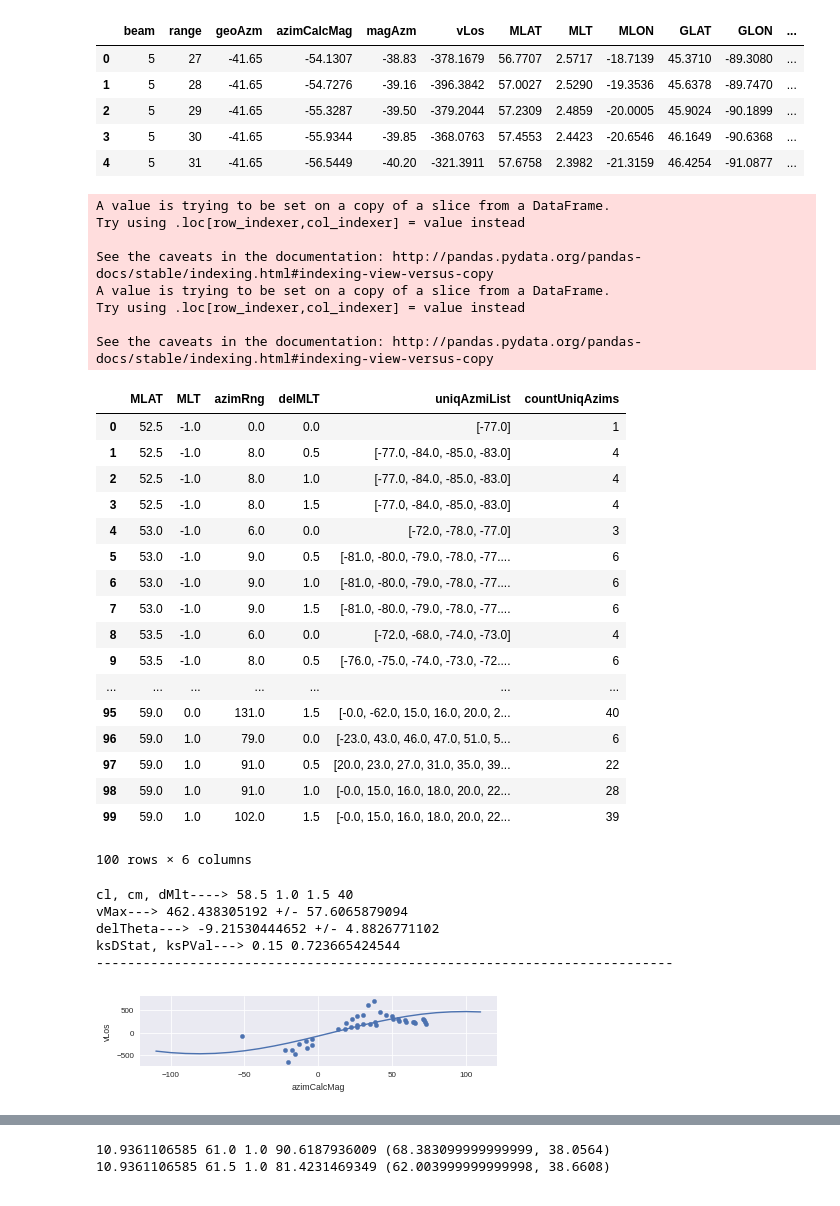
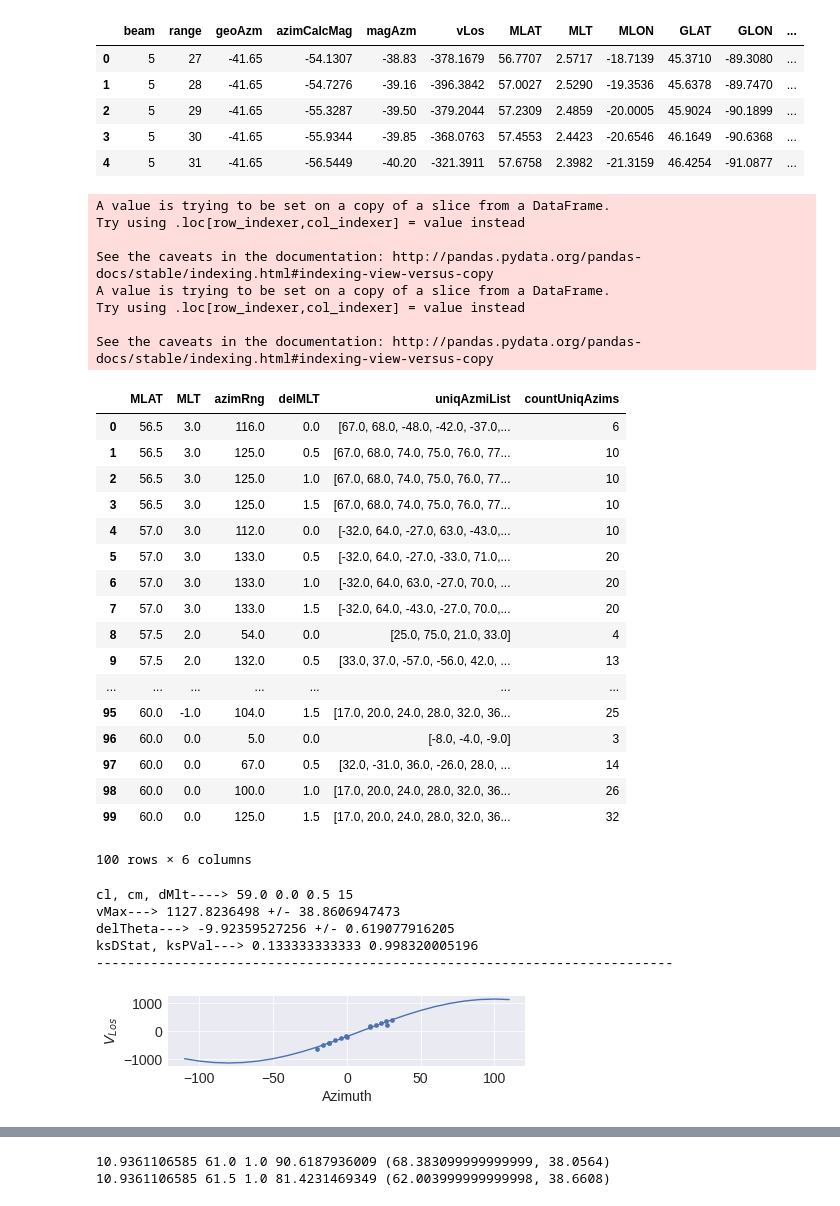
Before and after one commit to bharatreddy/indsvels, a Jupyter notebook: ipy/lshell-box.ipynb, the cells around one changed output, grey strips where cells are left out. Saved outputs shown, nothing was run; the diff lists cells and outputs as text; code cells hidden in the pictures.

```diff
--- a/ipy/lshell-box.ipynb
+++ b/ipy/lshell-box.ipynb
@@ -15,8 +15,8 @@ from matplotlib import rcParams
 # %%
 # some constants and cutoffs
 mincutOffLosVel = 50.
-maxcutOffLosVel = 2000.
-mincutOffspWdth = 0.
+maxcutOffLosVel = 2500.
+mincutOffspWdth = 10.
 maxcutOffspWdth = 500.
 cellAzmRngCutoff = 40.
 cellCntUniqAzimsCutoff = 5.
@@ -129,22 +129,22 @@ Try using .loc[row_indexer,col_indexer] = value instead
 
 See the caveats in the documentation: http://pandas.pydata.org/pandas-docs/stable/indexing.html#indexing-view-versus-copy
 |  | MLAT | MLT | azimRng | delMLT | uniqAzmiList | countUniqAzims |
-| 0 | 52.5 | -1.0 | 0.0 | 0.0 | [-77.0] | 1 |
-| 1 | 52.5 | -1.0 | 8.0 | 0.5 | [-77.0, -84.0, -85.0, -83.0] | 4 |
-| 2 | 52.5 | -1.0 | 8.0 | 1.0 | [-77.0, -84.0, -85.0, -83.0] | 4 |
-| 3 | 52.5 | -1.0 | 8.0 | 1.5 | [-77.0, -84.0, -85.0, -83.0] | 4 |
-| 4 | 53.0 | -1.0 | 6.0 | 0.0 | [-72.0, -78.0, -77.0] | 3 |
-| 5 | 53.0 | -1.0 | 9.0 | 0.5 | [-81.0, -80.0, -79.0, -78.0, -77.... | 6 |
-| 6 | 53.0 | -1.0 | 9.0 | 1.0 | [-81.0, -80.0, -79.0, -78.0, -77.... | 6 |
-| 7 | 53.0 | -1.0 | 9.0 | 1.5 | [-81.0, -80.0, -79.0, -78.0, -77.... | 6 |
-| 8 | 53.5 | -1.0 | 6.0 | 0.0 | [-72.0, -68.0, -74.0, -73.0] | 4 |
-| 9 | 53.5 | -1.0 | 8.0 | 0.5 | [-76.0, -75.0, -74.0, -73.0, -72.... | 6 |
+| 0 | 56.5 | 3.0 | 116.0 | 0.0 | [67.0, 68.0, -48.0, -42.0, -37.0,... | 6 |
+| 1 | 56.5 | 3.0 | 125.0 | 0.5 | [67.0, 68.0, 74.0, 75.0, 76.0, 77... | 10 |
+| 2 | 56.5 | 3.0 | 125.0 | 1.0 | [67.0, 68.0, 74.0, 75.0, 76.0, 77... | 10 |
+| 3 | 56.5 | 3.0 | 125.0 | 1.5 | [67.0, 68.0, 74.0, 75.0, 76.0, 77... | 10 |
+| 4 | 57.0 | 3.0 | 112.0 | 0.0 | [-32.0, 64.0, -27.0, 63.0, -43.0,... | 10 |
+| 5 | 57.0 | 3.0 | 133.0 | 0.5 | [-32.0, 64.0, -27.0, -33.0, 71.0,... | 20 |
+| 6 | 57.0 | 3.0 | 133.0 | 1.0 | [-32.0, 64.0, 63.0, -27.0, 70.0, ... | 20 |
+| 7 | 57.0 | 3.0 | 133.0 | 1.5 | [-32.0, 64.0, -43.0, -27.0, 70.0,... | 20 |
+| 8 | 57.5 | 2.0 | 54.0 | 0.0 | [25.0, 75.0, 21.0, 33.0] | 4 |
+| 9 | 57.5 | 2.0 | 132.0 | 0.5 | [33.0, 37.0, -57.0, -56.0, 42.0, ... | 13 |
 | ... | ... | ... | ... | ... | ... | ... |
-| 95 | 59.0 | 0.0 | 131.0 | 1.5 | [-0.0, -62.0, 15.0, 16.0, 20.0, 2... | 40 |
-| 96 | 59.0 | 1.0 | 79.0 | 0.0 | [-23.0, 43.0, 46.0, 47.0, 51.0, 5... | 6 |
-| 97 | 59.0 | 1.0 | 91.0 | 0.5 | [20.0, 23.0, 27.0, 31.0, 35.0, 39... | 22 |
-| 98 | 59.0 | 1.0 | 91.0 | 1.0 | [-0.0, 15.0, 16.0, 18.0, 20.0, 22... | 28 |
-| 99 | 59.0 | 1.0 | 102.0 | 1.5 | [-0.0, 15.0, 16.0, 18.0, 20.0, 22... | 39 |
+| 95 | 60.0 | -1.0 | 104.0 | 1.5 | [17.0, 20.0, 24.0, 28.0, 32.0, 36... | 25 |
+| 96 | 60.0 | 0.0 | 5.0 | 0.0 | [-8.0, -4.0, -9.0] | 3 |
+| 97 | 60.0 | 0.0 | 67.0 | 0.5 | [32.0, -31.0, 36.0, -26.0, 28.0, ... | 14 |
+| 98 | 60.0 | 0.0 | 100.0 | 1.0 | [17.0, 20.0, 24.0, 28.0, 32.0, 36... | 26 |
+| 99 | 60.0 | 0.0 | 125.0 | 1.5 | [17.0, 20.0, 24.0, 28.0, 32.0, 36... | 32 |
 100 rows × 6 columns
 # %%
 # Some fitting functions
@@ -213,8 +213,8 @@ for cl, cm in azimCharDF.groupby( [ "MLAT", "MLT" ] ).groups.keys():
         ksTestvLosFitArr = [ round( model_func(t, popt[0],popt[1]) )\
                                 for t in dfSel[fitAzmType].tolist() ]
         ksDStat, ksPVal = scipy.stats.ks_2samp( dfSel["vLos"].tolist(),ksTestvLosFitArr )
-        if cl == 58.5 and cm == 1.:
-            if dMlt == 1.5:
+        if cl == 59. and cm == 0.:
+            if dMlt == 0.5:
                 figCl = cl
                 figCm = cm
                 figDmlt = dMlt
@@ -282,38 +282,42 @@ for cl, cm in azimCharDF.groupby( [ "MLAT", "MLT" ] ).groups.keys():
                     goodAzimFit =  popt[1]
                     goodDMLT = dMlt
     # store results in arr
     if goodVelStd is not None:
         cellMlatArr.append( cl )
         cellMLTArr.append( cm )
         cellVelFitArr.append( goodVelFit )
         cellAzimFitArr.append( goodAzimFit )
         cellVelFitStdArr.append( goodVelStd )
         cellAzimFitStdArr.append( goodAzmStd )
         cellFitMLTRangeArr.append( goodDMLT )
         cellGoodFitFndArr.append( True )
 
 # convert to a dataframe
 fitResultsDF = pandas.DataFrame(
     {'mlat': cellMlatArr,
      'normMlt': cellMLTArr,
      'velSAPS': cellVelFitArr,
      'azimSAPS': cellAzimFitArr,
      'velSTD': cellVelFitStdArr,
      'azimSTD': cellAzimFitStdArr,
      'delMLT': cellFitMLTRangeArr,
      'goodFit': cellGoodFitFndArr
     })
 
+ax.set_xlabel("Azimuth", fontsize=14)
+ax.set_ylabel("$V_{Los}$", fontsize=14)
+ax.tick_params(labelsize=14)
+
 fig.savefig("../figs/fit" + "_" + str(figCl) +\
             "_" + str(figCm) + "_" + str(figDmlt) + ".pdf",\
             bbox_inches='tight')
 # %% [output]
-cl, cm, dMlt----> 58.5 1.0 1.5 40
-vMax---> 462.438305192 +/- 57.6065879094
-delTheta---> -9.21530444652 +/- 4.8826771102
-ksDStat, ksPVal---> 0.15 0.723665424544
+cl, cm, dMlt----> 59.0 0.0 0.5 15
+vMax---> 1127.8236498 +/- 38.8606947473
+delTheta---> -9.92359527256 +/- 0.619077916205
+ksDStat, ksPVal---> 0.133333333333 0.998320005196
 --------------------------------------------------------------------------
-[figure, old version]
+[figure, new version]
 # %%
 # Now for plotting purpose calculate end points
 fitResultsDF["endPtMLAT"] = numpy.round( (fitResultsDF["velSAPS"]/1000.) *\
```
Also changed, not shown: parts of 4 cells of this notebook, 14 other files.
